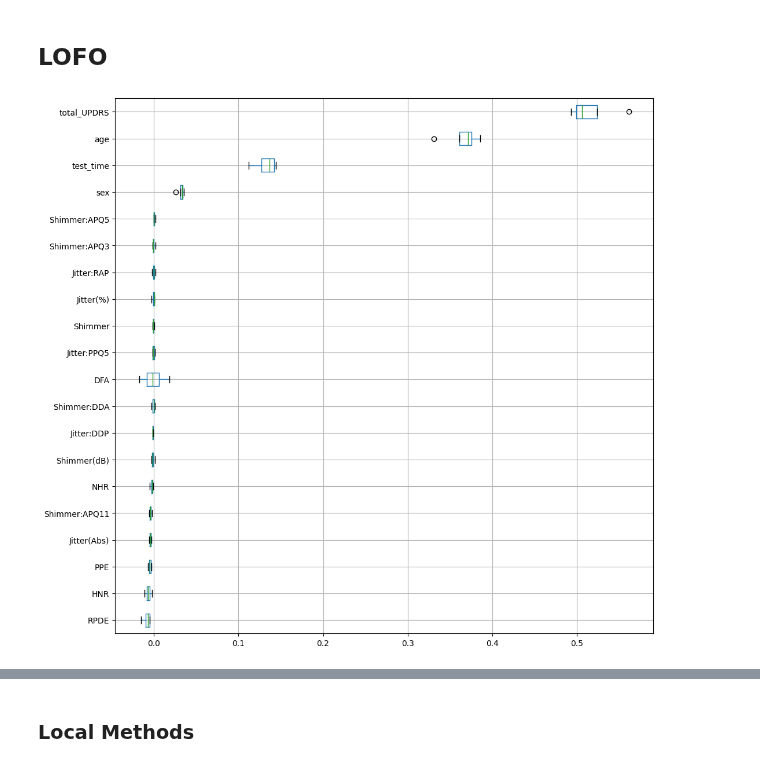
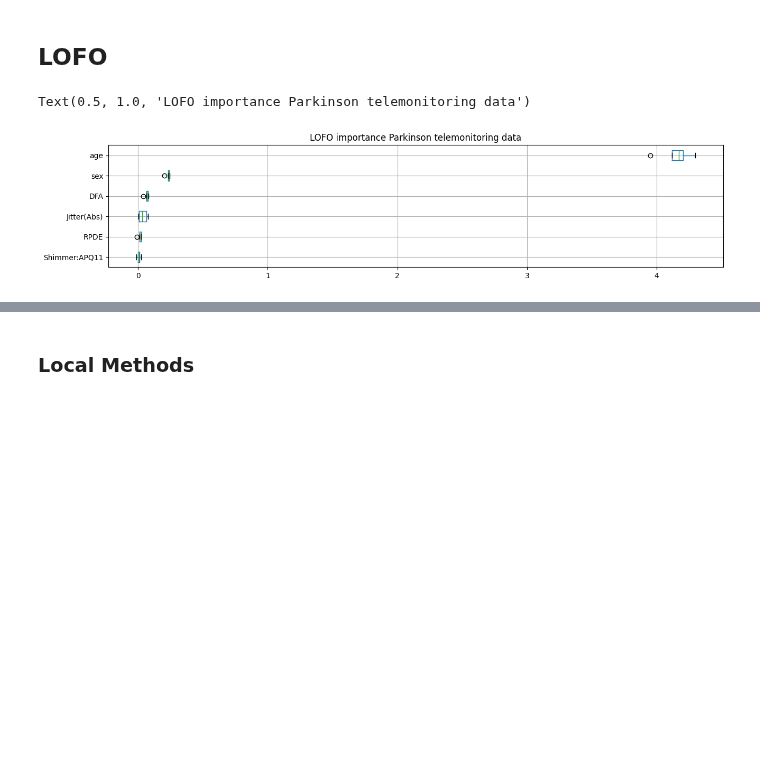
Before and after one commit to Michel93DM/XAI_methods, a Jupyter notebook: Notebooks/parkinson_telemonitoring.ipynb, the cells around one changed output, grey strips where cells are left out. Cells and saved outputs as stored; diff of their text form; code cells hidden in the pictures; blank space fills up the shorter version.

Commit message:
✨ feat: add clean parkinson telemonitoring notebook

```diff
--- a/Notebooks/parkinson_telemonitoring.ipynb
+++ b/Notebooks/parkinson_telemonitoring.ipynb
@@ -28,17 +61,3 @@ warnings.filterwarnings("ignore")
 # %%
-from ucimlrepo import fetch_ucirepo
-
-
-# fetch dataset
-parkinson = fetch_ucirepo(id=189)
-df = parkinson.data
-
-# data (as pandas dataframes)
-X = parkinson.data.features
-y = parkinson.data.targets
-
 y_motor = y.motor_UPDRS
 y_total = y.total_UPDRS
-
-# variable information
-parkinson.variables
@@ -314,19 +411,21 @@ from lofo import LOFOImportance, Dataset, plot_importance, FLOFOImportance
 # %%
 from sklearn.model_selection import KFold
 cv = KFold(n_splits=4, shuffle=True, random_state=42)
-dataset = Dataset(df=df, target="motor_UPDRS", features=[col for col in df.columns if col != "motor_UPDRS"])
+dataset = Dataset(df=df, target="total_UPDRS", features=[col for col in df.columns if col not in ["total_UPDRS", "motor_UPDRS"]])
 
 lofo_imp = LOFOImportance(dataset,
                           cv=cv,
                           model=RandomForestRegressor(n_estimators=100, random_state=42),
                           scoring="neg_mean_absolute_error")
 
 # get the mean and standard deviation of the importances in pandas format
 importance_df = lofo_imp.get_importance()
 
-plot_importance(importance_df, figsize=(12, 12), kind="box")
+plot_importance(importance_df.iloc[0:6], figsize=(15, 3), kind="box")
+plt.title("LOFO importance Parkinson telemonitoring data")
 # %% [output]
+Text(0.5, 1.0, 'LOFO importance Parkinson telemonitoring data')
-[figure, old version]
+[figure, new version]
 # %%
 flofo_imp = FLOFOImportance(trained_model=pipeline, validation_df=pd.concat([X_test, y_test], axis=1),
                            features=X_test.columns,
```
Also changed, not shown: parts of 41 cells of this notebook, 3 other files.
